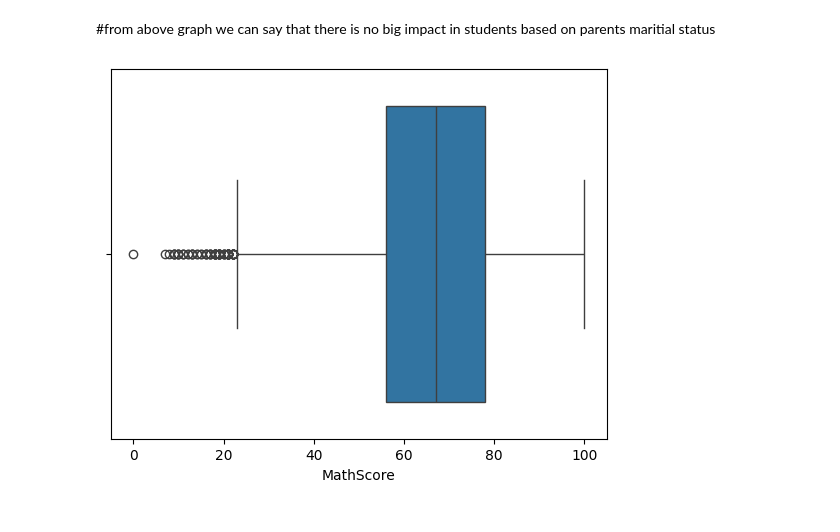
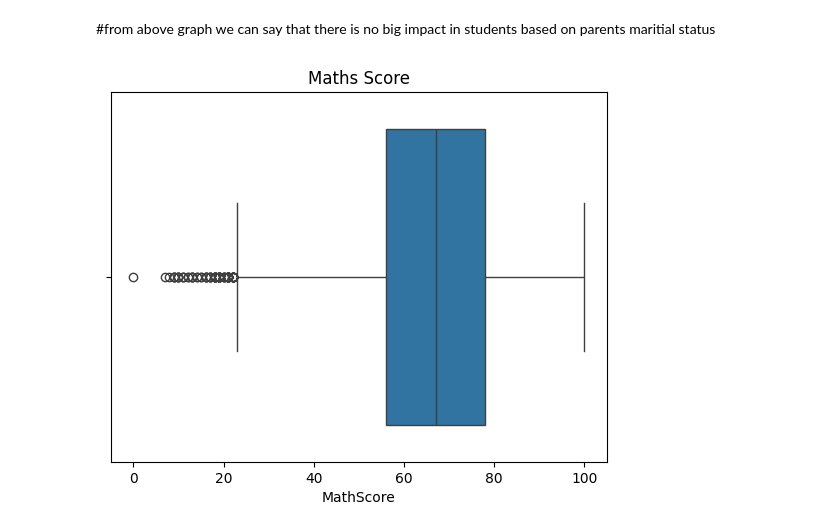
Before and after one commit to Varkey-Josu/Education_data_analysis_1, a Jupyter notebook: Python/EDA/test.ipynb, the cells around one changed output. Saved outputs shown, nothing was run; the diff lists cells and outputs as text; code cells hidden in the pictures.

```diff
--- a/Python/EDA/test.ipynb
+++ b/Python/EDA/test.ipynb
@@ -206,6 +206,7 @@ plt.show()
 #from above graph we can say that there is no big impact in students based on parents maritial status
 # %%
 sns.boxplot(data=df, x="MathScore")
+plt.title("Maths Score")
 plt.show()
 # %% [output]
-[figure, old version]
+[figure, new version]
```
Also changed, not shown: parts of 5 cells of this notebook.
